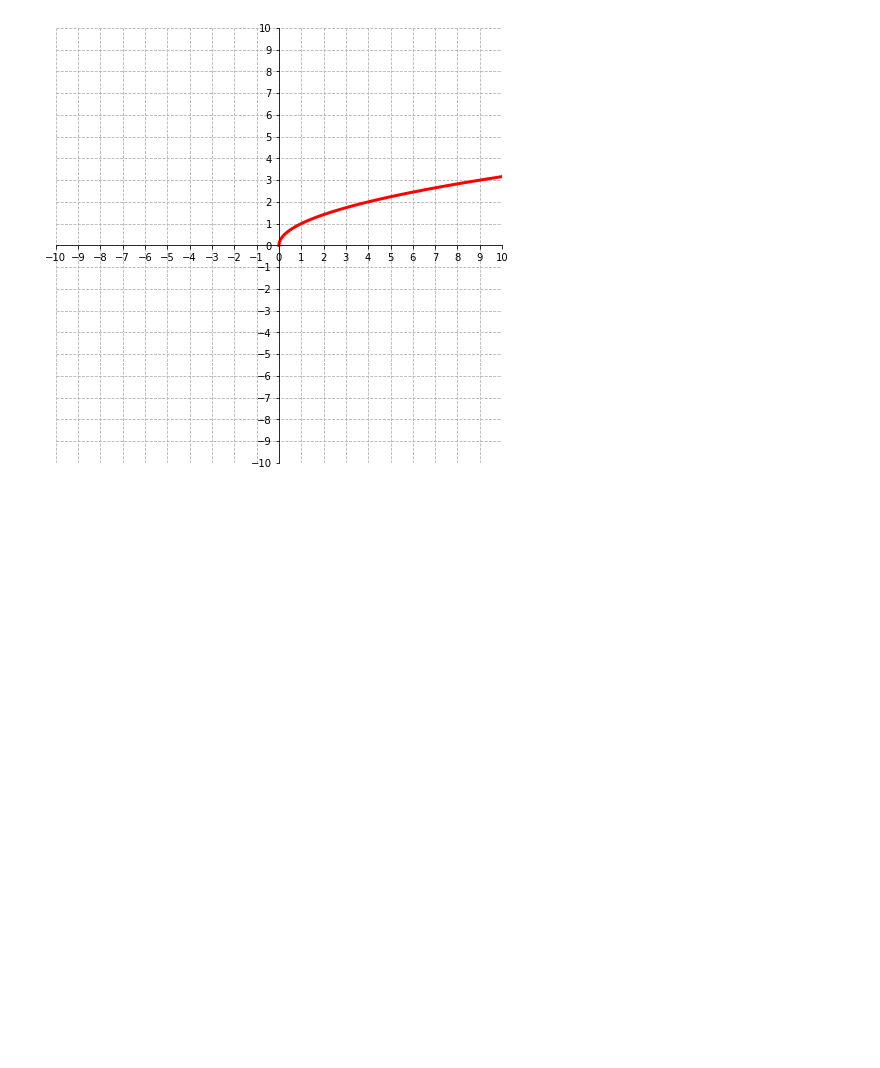
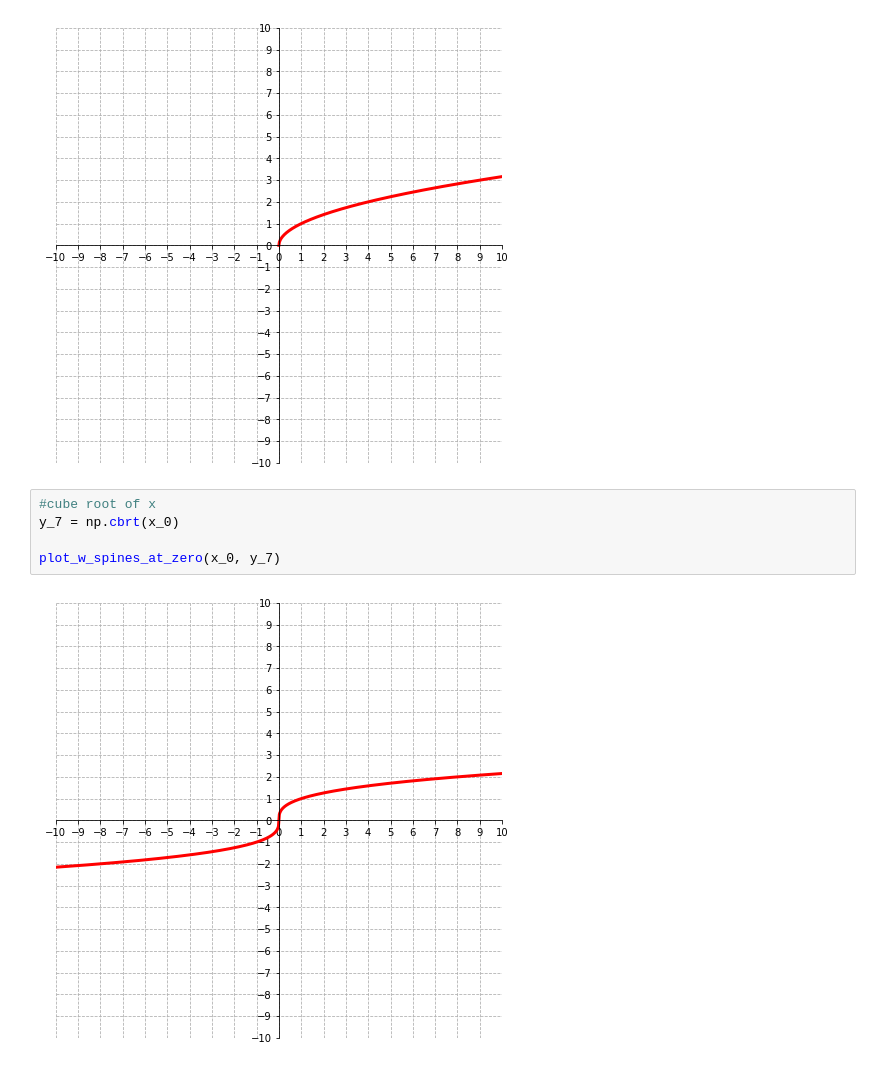
Before and after one commit to ebaetscher/misc_eb_notebooks, a Jupyter notebook: plotting_some_important_functions_03.ipynb, the cells around one changed output. Drawn from its saved outputs; the diff is of its cells as text; blank space fills up the shorter version.

Commit message:
added cube-root function

```diff
--- a/plotting_some_important_functions_03.ipynb
+++ b/plotting_some_important_functions_03.ipynb
@@ -93,6 +93,13 @@ y_6 = np.sqrt(x_0)
 plot_w_spines_at_zero(x_0, y_6)
 # %% [output]
 [figure]
+# %%
+#cube root of x
+y_7 = np.cbrt(x_0)
+
+plot_w_spines_at_zero(x_0, y_7)
+# %% [output]
+[figure, added]
 # %%
 #Gaussian distribution
 mu_0 = 0.0
```
Also changed, not shown: parts of 3 cells of this notebook.
